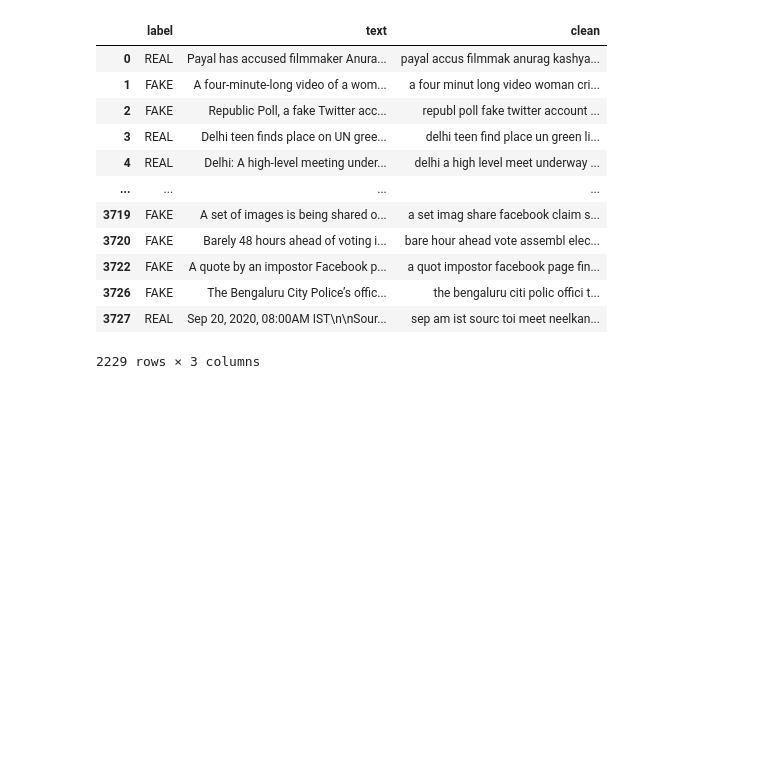
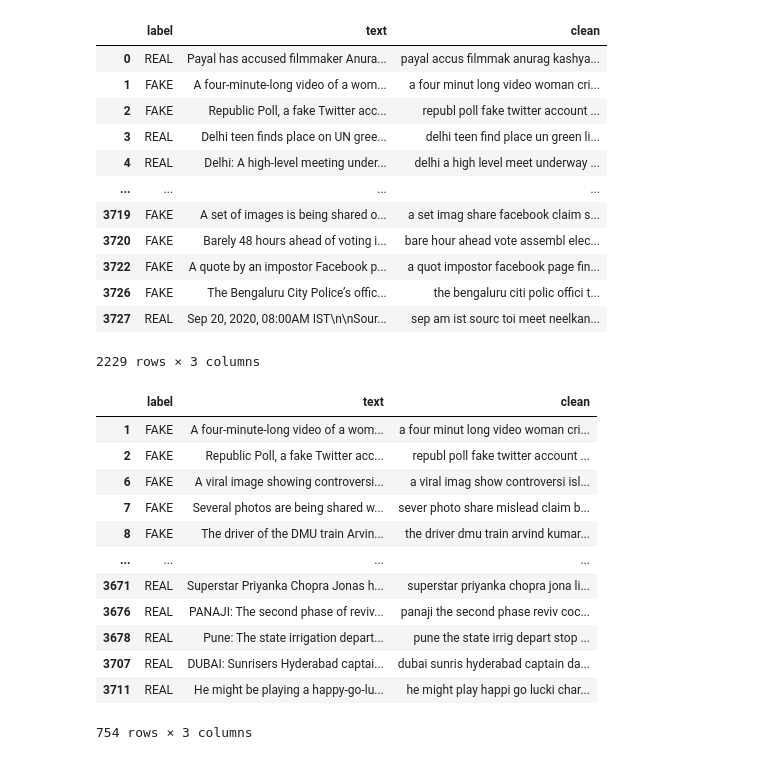
Before and after one commit to salmaatamang1/Machine-Learning, a Jupyter notebook: news_classfication.ipynb, the cells around one changed output. Cells and saved outputs as stored; diff of their text form; code cells hidden in the pictures; blank space fills up the shorter version.

```diff
--- a/news_classfication.ipynb
+++ b/news_classfication.ipynb
@@ -143,3 +143,22 @@ df
 | 3726 | FAKE | The Bengaluru City Police’s offic... | the bengaluru citi polic offici t... |
 | 3727 | REAL | Sep 20, 2020, 08:00AM IST\n\nSour... | sep am ist sourc toi meet neelkan... |
 2229 rows × 3 columns
+# %%
+fake=df[df['label']=='FAKE'][0:377]
+real=df[df['label']=='REAL'][0:377]
+new_df=pd.concat([fake,real])
+new_df
+# %% [output]
+|  | label | text | clean |
+| 1 | FAKE | A four-minute-long video of a wom... | a four minut long video woman cri... |
+| 2 | FAKE | Republic Poll, a fake Twitter acc... | republ poll fake twitter account ... |
+| 6 | FAKE | A viral image showing controversi... | a viral imag show controversi isl... |
+| 7 | FAKE | Several photos are being shared w... | sever photo share mislead claim b... |
+| 8 | FAKE | The driver of the DMU train Arvin... | the driver dmu train arvind kumar... |
+| ... | ... | ... | ... |
+| 3671 | REAL | Superstar Priyanka Chopra Jonas h... | superstar priyanka chopra jona li... |
+| 3676 | REAL | PANAJI: The second phase of reviv... | panaji the second phase reviv coc... |
+| 3678 | REAL | Pune: The state irrigation depart... | pune the state irrig depart stop ... |
+| 3707 | REAL | DUBAI: Sunrisers Hyderabad captai... | dubai sunris hyderabad captain da... |
+| 3711 | REAL | He might be playing a happy-go-lu... | he might play happi go lucki char... |
+754 rows × 3 columns
```
Also changed, not shown: parts of 8 cells of this notebook, 4 other files.
